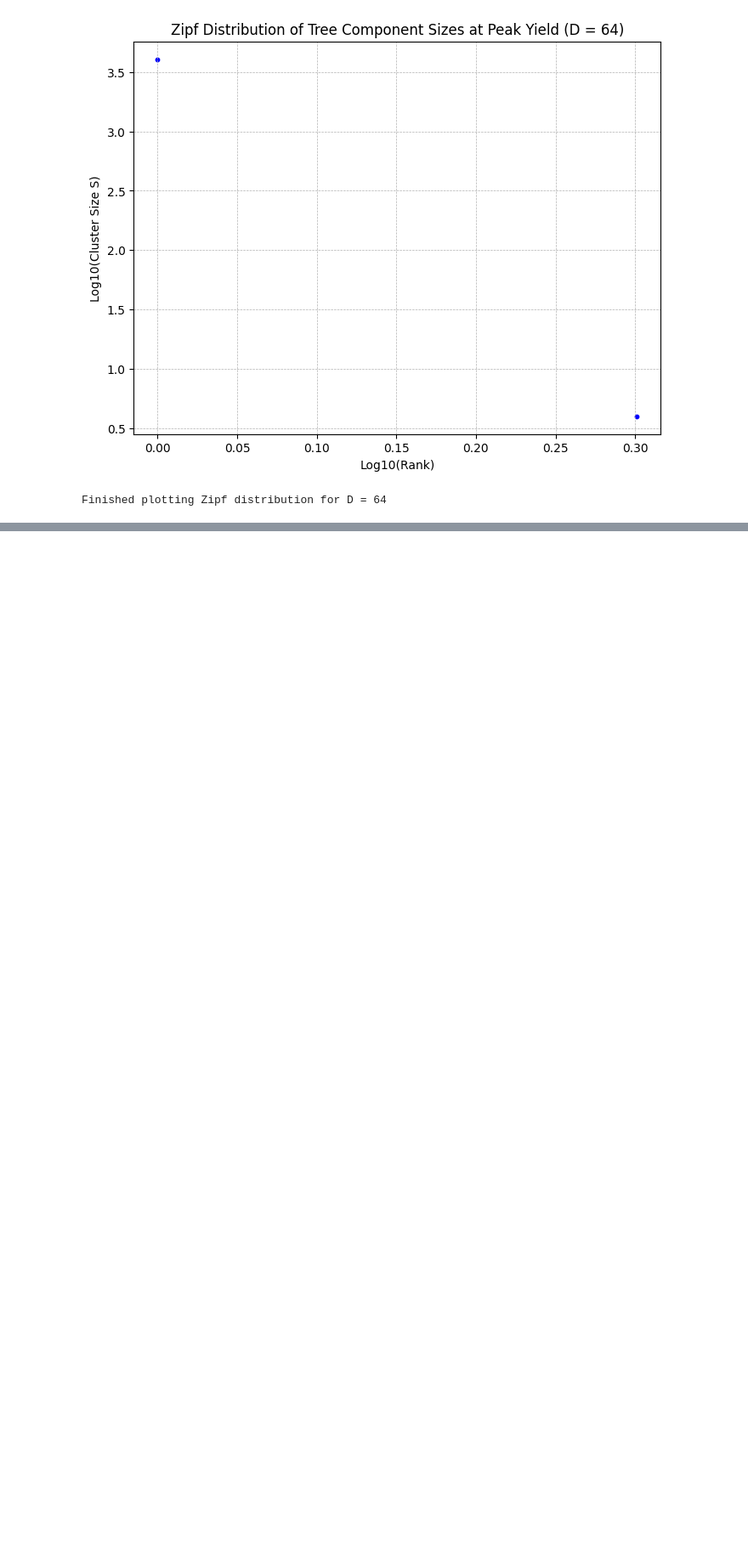
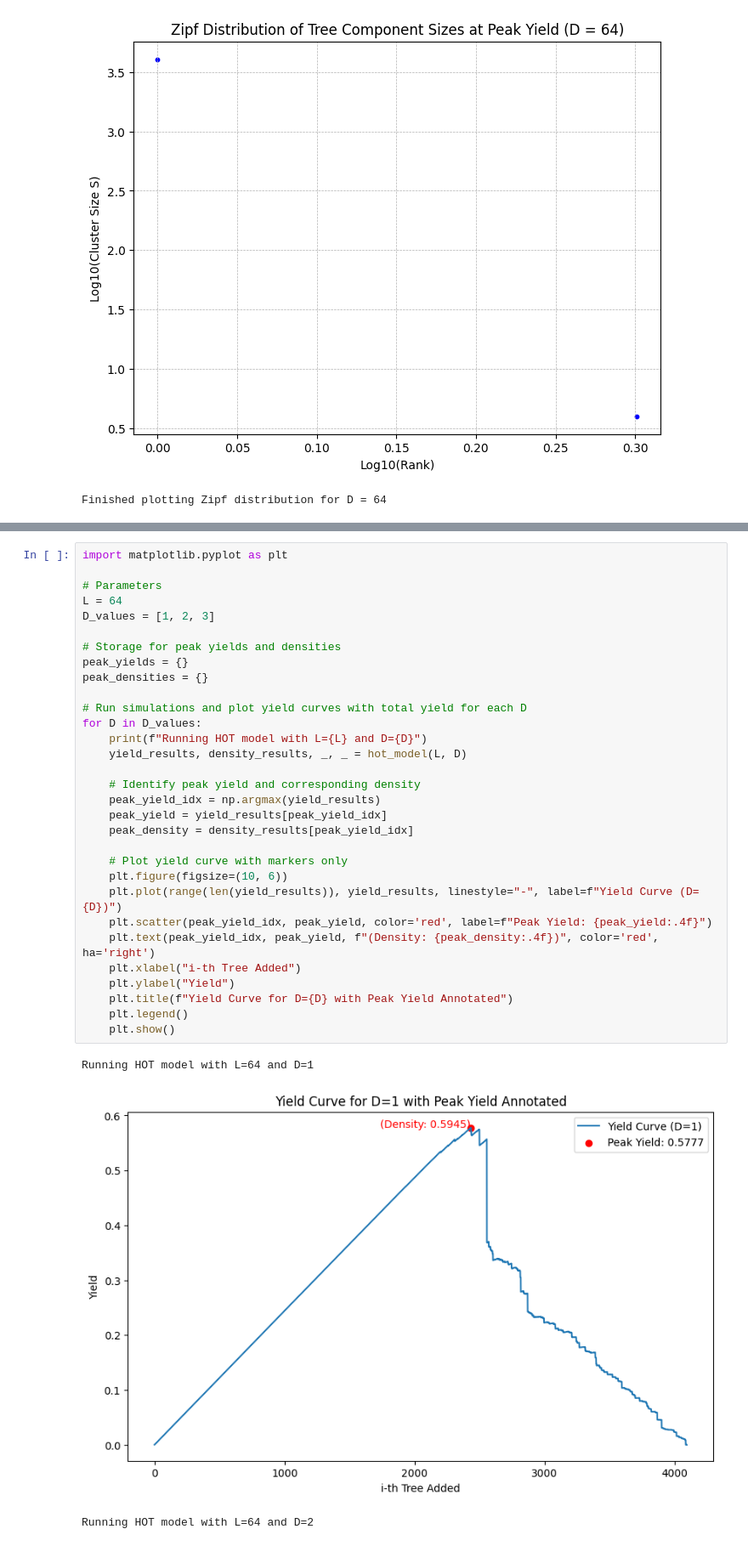
Before and after one commit to marobinette/pocs, a Jupyter notebook: percolate.ipynb, the cells around one changed output, grey strips where cells are left out. Shown at 85% size. Saved outputs shown, nothing was run; the diff lists cells and outputs as text; blank space fills up the shorter version.

Commit message:
better hot model

```diff
--- a/percolate.ipynb
+++ b/percolate.ipynb
@@ -424,0 +552,35 @@ Finished plotting Zipf distribution for D = 64
+# %%
+import matplotlib.pyplot as plt
+
+# Parameters
+L = 64
+D_values = [1, 2, 3]
+
+# Storage for peak yields and densities
+peak_yields = {}
+peak_densities = {}
+
+# Run simulations and plot yield curves with total yield for each D
+for D in D_values:
+    print(f"Running HOT model with L={L} and D={D}")
+    yield_results, density_results, _, _ = hot_model(L, D)
+
+    # Identify peak yield and corresponding density
+    peak_yield_idx = np.argmax(yield_results)
+    peak_yield = yield_results[peak_yield_idx]
+    peak_density = density_results[peak_yield_idx]
+
+    # Plot yield curve with markers only
+    plt.figure(figsize=(10, 6))
+    plt.plot(range(len(yield_results)), yield_results, linestyle="-", label=f"Yield Curve (D={D})")
+    plt.scatter(peak_yield_idx, peak_yield, color='red', label=f"Peak Yield: {peak_yield:.4f}")
+    plt.text(peak_yield_idx, peak_yield, f"(Density: {peak_density:.4f})", color='red', ha='right')
+    plt.xlabel("i-th Tree Added")
+    plt.ylabel("Yield")
+    plt.title(f"Yield Curve for D={D} with Peak Yield Annotated")
+    plt.legend()
+    plt.show()
+# %% [output]
+Running HOT model with L=64 and D=1
+[figure, added]
+Running HOT model with L=64 and D=2
```
Also changed, not shown: parts of 3 cells of this notebook.
